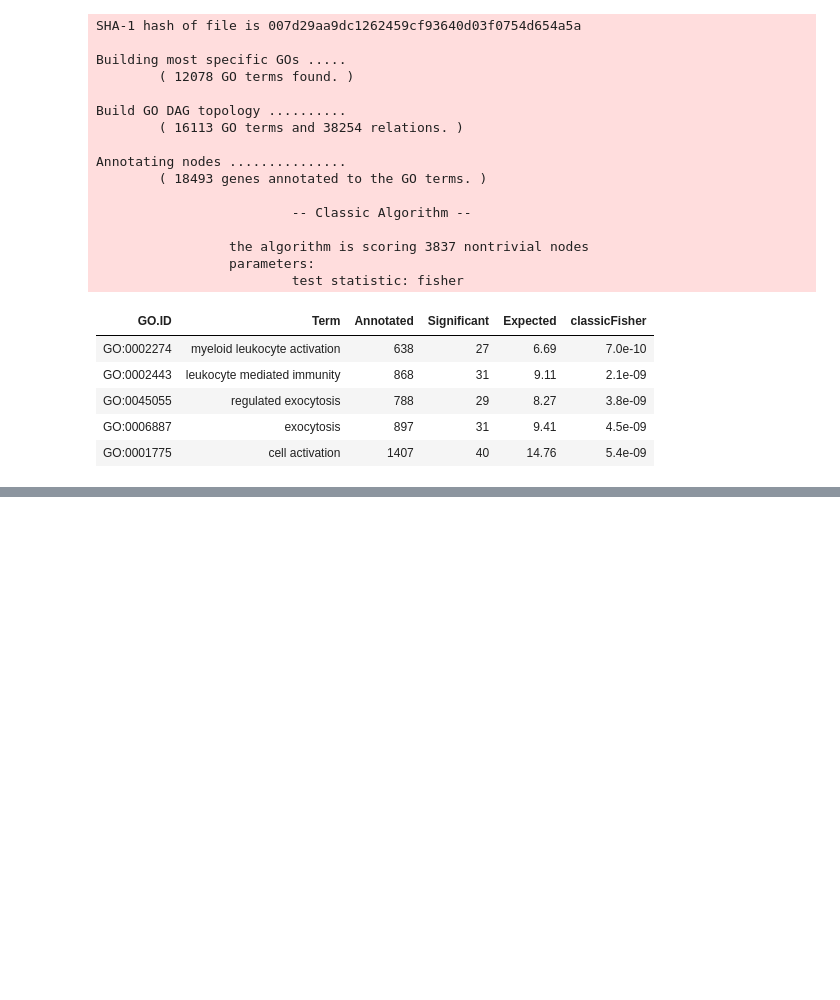
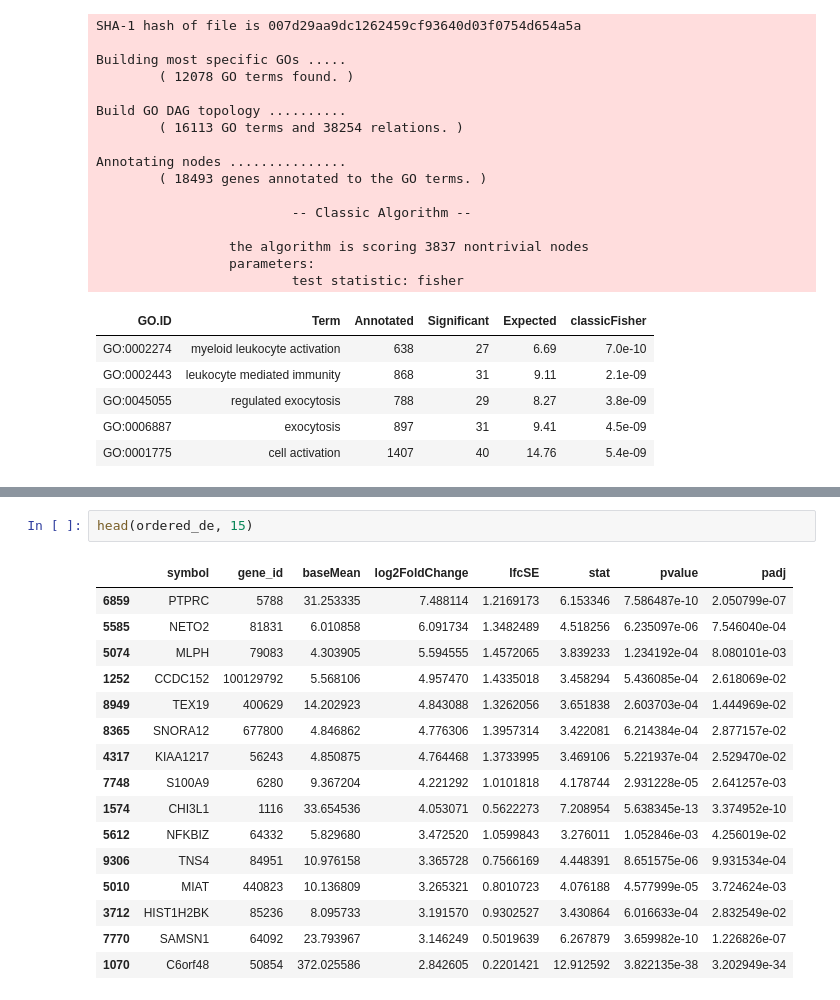
Before and after one commit to ajitjohnson/Jupyter-Notebooks, a Jupyter notebook: Mechanism of resistance to Lenalidomide in Lymphoma.ipynb, the cells around one changed output, grey strips where cells are left out. Drawn from its saved outputs; the diff is of its cells as text; blank space fills up the shorter version.

```diff
--- a/Mechanism of resistance to Lenalidomide in Lymphoma.ipynb
+++ b/Mechanism of resistance to Lenalidomide in Lymphoma.ipynb
@@ -348,0 +432,19 @@ Annotating nodes ...............
+# %%
+head(ordered_de, 15)
+# %% [output]
+|  | symbol | gene_id | baseMean | log2FoldChange | lfcSE | stat | pvalue | padj |
+| 6859 | PTPRC | 5788 | 31.253335 | 7.488114 | 1.2169173 | 6.153346 | 7.586487e-10 | 2.050799e-07 |
+| 5585 | NETO2 | 81831 | 6.010858 | 6.091734 | 1.3482489 | 4.518256 | 6.235097e-06 | 7.546040e-04 |
+| 5074 | MLPH | 79083 | 4.303905 | 5.594555 | 1.4572065 | 3.839233 | 1.234192e-04 | 8.080101e-03 |
+| 1252 | CCDC152 | 100129792 | 5.568106 | 4.957470 | 1.4335018 | 3.458294 | 5.436085e-04 | 2.618069e-02 |
+| 8949 | TEX19 | 400629 | 14.202923 | 4.843088 | 1.3262056 | 3.651838 | 2.603703e-04 | 1.444969e-02 |
+| 8365 | SNORA12 | 677800 | 4.846862 | 4.776306 | 1.3957314 | 3.422081 | 6.214384e-04 | 2.877157e-02 |
+| 4317 | KIAA1217 | 56243 | 4.850875 | 4.764468 | 1.3733995 | 3.469106 | 5.221937e-04 | 2.529470e-02 |
+| 7748 | S100A9 | 6280 | 9.367204 | 4.221292 | 1.0101818 | 4.178744 | 2.931228e-05 | 2.641257e-03 |
+| 1574 | CHI3L1 | 1116 | 33.654536 | 4.053071 | 0.5622273 | 7.208954 | 5.638345e-13 | 3.374952e-10 |
+| 5612 | NFKBIZ | 64332 | 5.829680 | 3.472520 | 1.0599843 | 3.276011 | 1.052846e-03 | 4.256019e-02 |
+| 9306 | TNS4 | 84951 | 10.976158 | 3.365728 | 0.7566169 | 4.448391 | 8.651575e-06 | 9.931534e-04 |
+| 5010 | MIAT | 440823 | 10.136809 | 3.265321 | 0.8010723 | 4.076188 | 4.577999e-05 | 3.724624e-03 |
+| 3712 | HIST1H2BK | 85236 | 8.095733 | 3.191570 | 0.9302527 | 3.430864 | 6.016633e-04 | 2.832549e-02 |
+| 7770 | SAMSN1 | 64092 | 23.793967 | 3.146249 | 0.5019639 | 6.267879 | 3.659982e-10 | 1.226826e-07 |
+| 1070 | C6orf48 | 50854 | 372.025586 | 2.842605 | 0.2201421 | 12.912592 | 3.822135e-38 | 3.202949e-34 |
```
Also changed, not shown: parts of 21 cells of this notebook.
